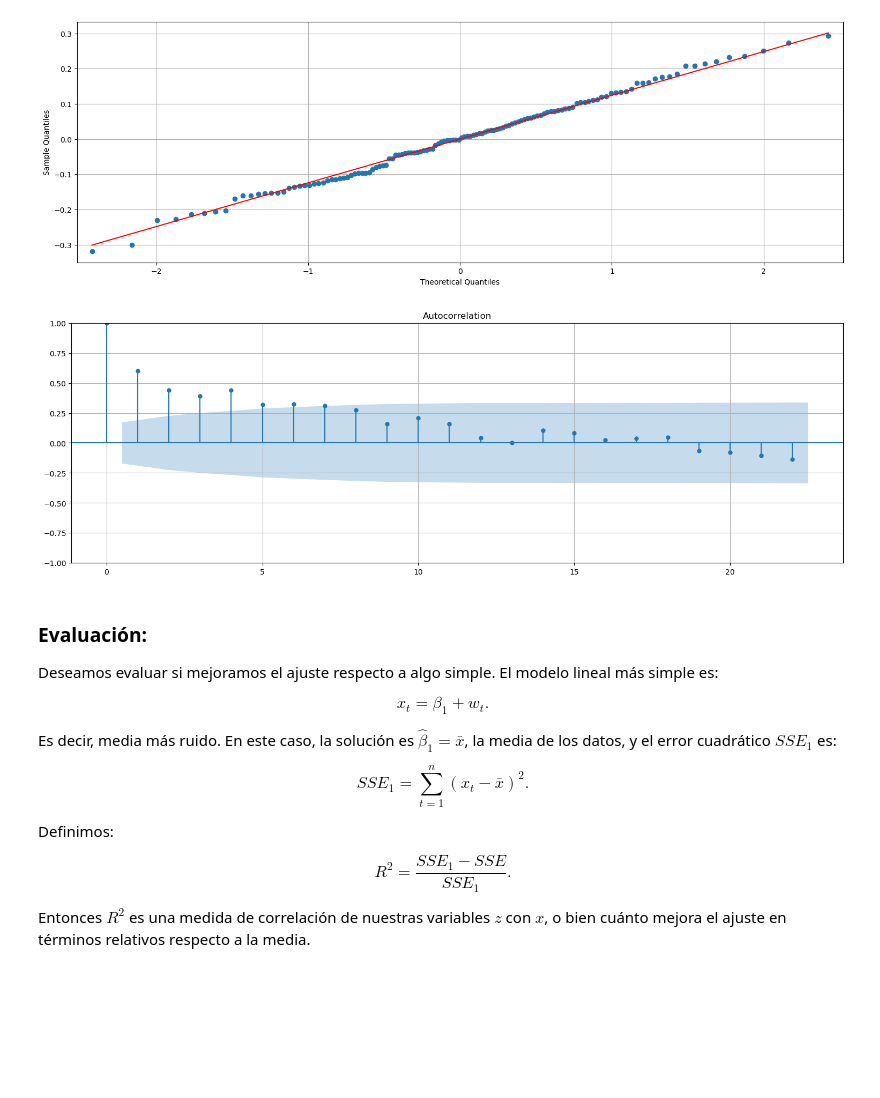
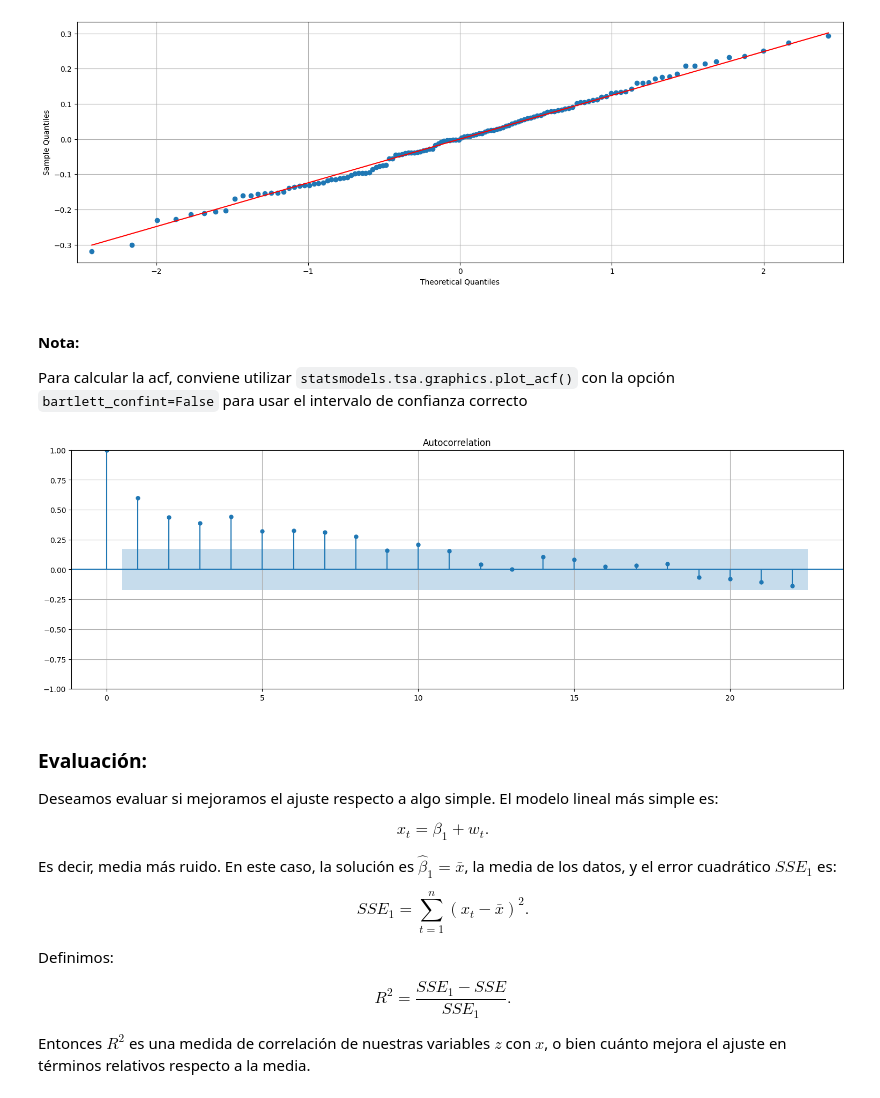
Before and after one commit to aferragu/curso_series_temporales, a Jupyter notebook: 2- Analisis exploratorio/Analisis Exploratorio de Series Temporales - Parte 1.ipynb, the cells around one changed output. Cells and saved outputs as stored; diff of their text form; code cells hidden in the pictures; blank space fills up the shorter version.

```diff
--- a/2- Analisis exploratorio/Analisis Exploratorio de Series Temporales - Parte 1.ipynb
+++ b/2- Analisis exploratorio/Analisis Exploratorio de Series Temporales - Parte 1.ipynb
@@ -211,10 +211,14 @@ residuos.plot();
 sm.qqplot(residuos, line="s");
 # %% [output]
 [figure]
-# %%
-sm.tsa.graphics.plot_acf(residuos);
-# %% [output]
-[figure, removed]
+# %% [markdown]
+#### Nota:
+Para calcular la acf, conviene utilizar `statsmodels.tsa.graphics.plot_acf()` con la opción `bartlett_confint=False` para usar el intervalo de confianza correcto
+# %%
+from statsmodels.graphics.tsaplots import plot_acf
+plot_acf(residuos, bartlett_confint=False);
+# %% [output]
+[figure, added]
 # %% [markdown]
 ### Evaluación:
 
```
Also changed, not shown: parts of 6 cells of this notebook.
